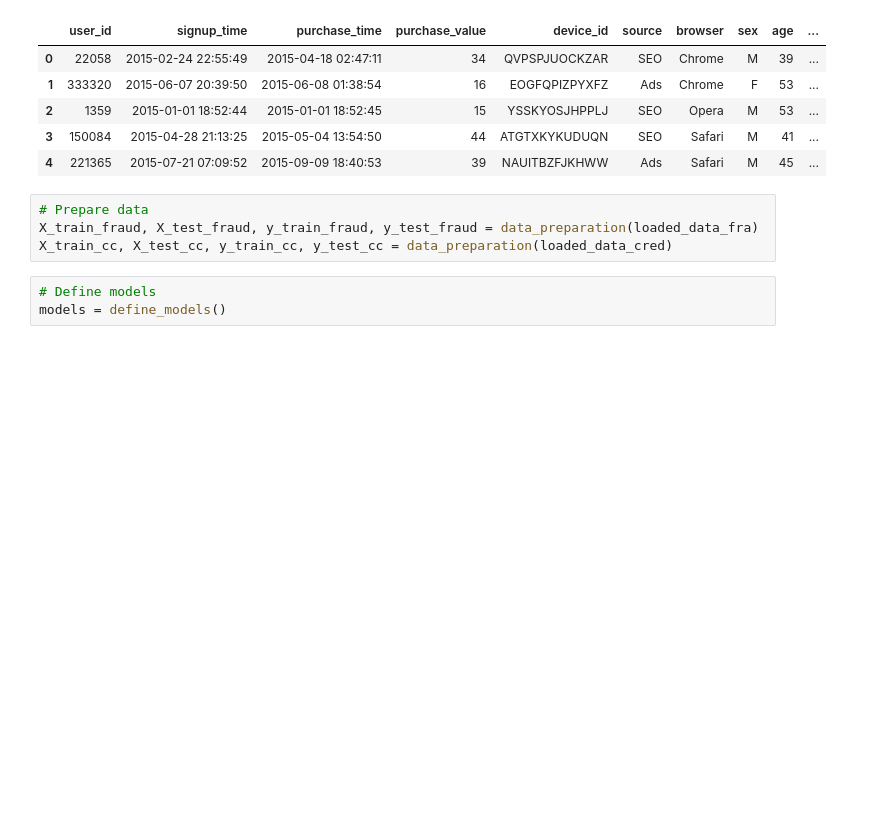
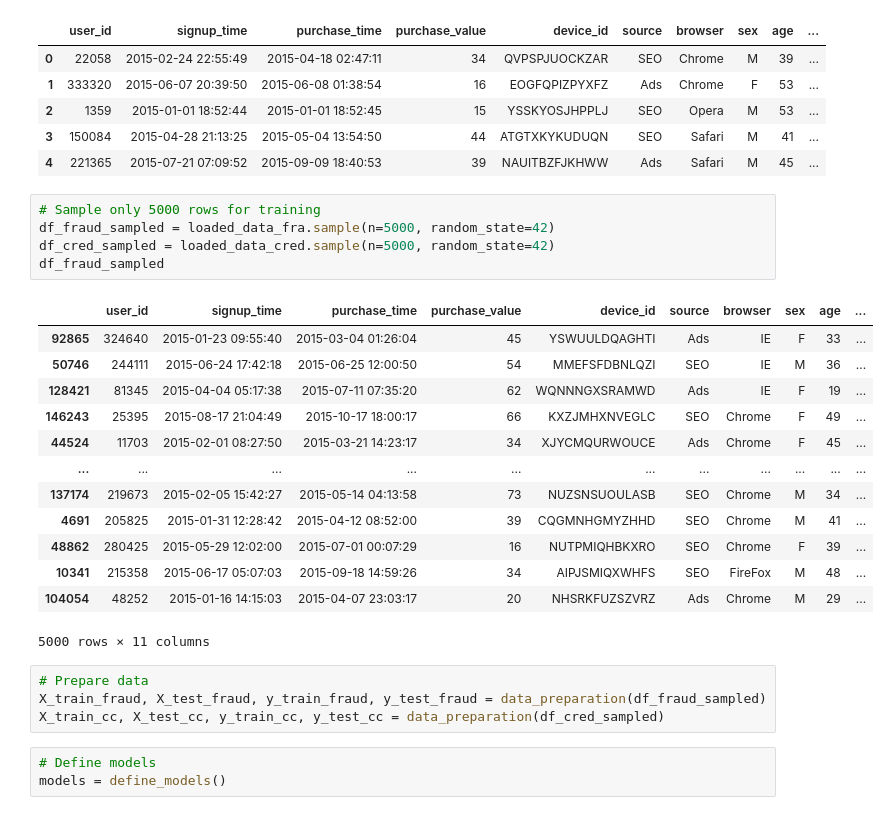
Before and after one commit to Natnahom/kaim-week-8_and_9, a Jupyter notebook: notebooks/modelTraining.ipynb, the cells around one changed output. Drawn from its saved outputs; the diff is of its cells as text; blank space fills up the shorter version.

```diff
--- a/notebooks/modelTraining.ipynb
+++ b/notebooks/modelTraining.ipynb
@@ -26,10 +26,29 @@ loaded_data_fra.head(5)
 | 2 | 1359 | 2015-01-01 18:52:44 | 2015-01-01 18:52:45 | 15 | YSSKYOSJHPPLJ | SEO | Opera | M | 53 | ... |
 | 3 | 150084 | 2015-04-28 21:13:25 | 2015-05-04 13:54:50 | 44 | ATGTXKYKUDUQN | SEO | Safari | M | 41 | ... |
 | 4 | 221365 | 2015-07-21 07:09:52 | 2015-09-09 18:40:53 | 39 | NAUITBZFJKHWW | Ads | Safari | M | 45 | ... |
+# %%
+# Sample only 5000 rows for training
+df_fraud_sampled = loaded_data_fra.sample(n=5000, random_state=42)
+df_cred_sampled = loaded_data_cred.sample(n=5000, random_state=42)
+df_fraud_sampled
+# %% [output]
+|  | user_id | signup_time | purchase_time | purchase_value | device_id | source | browser | sex | age | ... |
+| 92865 | 324640 | 2015-01-23 09:55:40 | 2015-03-04 01:26:04 | 45 | YSWUULDQAGHTI | Ads | IE | F | 33 | ... |
+| 50746 | 244111 | 2015-06-24 17:42:18 | 2015-06-25 12:00:50 | 54 | MMEFSFDBNLQZI | SEO | IE | M | 36 | ... |
+| 128421 | 81345 | 2015-04-04 05:17:38 | 2015-07-11 07:35:20 | 62 | WQNNNGXSRAMWD | Ads | IE | F | 19 | ... |
+| 146243 | 25395 | 2015-08-17 21:04:49 | 2015-10-17 18:00:17 | 66 | KXZJMHXNVEGLC | SEO | Chrome | F | 49 | ... |
+| 44524 | 11703 | 2015-02-01 08:27:50 | 2015-03-21 14:23:17 | 34 | XJYCMQURWOUCE | Ads | Chrome | F | 45 | ... |
+| ... | ... | ... | ... | ... | ... | ... | ... | ... | ... | ... |
+| 137174 | 219673 | 2015-02-05 15:42:27 | 2015-05-14 04:13:58 | 73 | NUZSNSUOULASB | SEO | Chrome | M | 34 | ... |
+| 4691 | 205825 | 2015-01-31 12:28:42 | 2015-04-12 08:52:00 | 39 | CQGMNHGMYZHHD | SEO | Chrome | M | 41 | ... |
+| 48862 | 280425 | 2015-05-29 12:02:00 | 2015-07-01 00:07:29 | 16 | NUTPMIQHBKXRO | SEO | Chrome | F | 39 | ... |
+| 10341 | 215358 | 2015-06-17 05:07:03 | 2015-09-18 14:59:26 | 34 | AIPJSMIQXWHFS | SEO | FireFox | M | 48 | ... |
+| 104054 | 48252 | 2015-01-16 14:15:03 | 2015-04-07 23:03:17 | 20 | NHSRKFUZSZVRZ | Ads | Chrome | M | 29 | ... |
+5000 rows × 11 columns
 # %%
 # Prepare data
-X_train_fraud, X_test_fraud, y_train_fraud, y_test_fraud = data_preparation(loaded_data_fra)
-X_train_cc, X_test_cc, y_train_cc, y_test_cc = data_preparation(loaded_data_cred)
+X_train_fraud, X_test_fraud, y_train_fraud, y_test_fraud = data_preparation(df_fraud_sampled)
+X_train_cc, X_test_cc, y_train_cc, y_test_cc = data_preparation(df_cred_sampled)
 # %%
 # Define models
 models = define_models()
```
Also changed, not shown: parts of 5 cells of this notebook, 7 other files.
